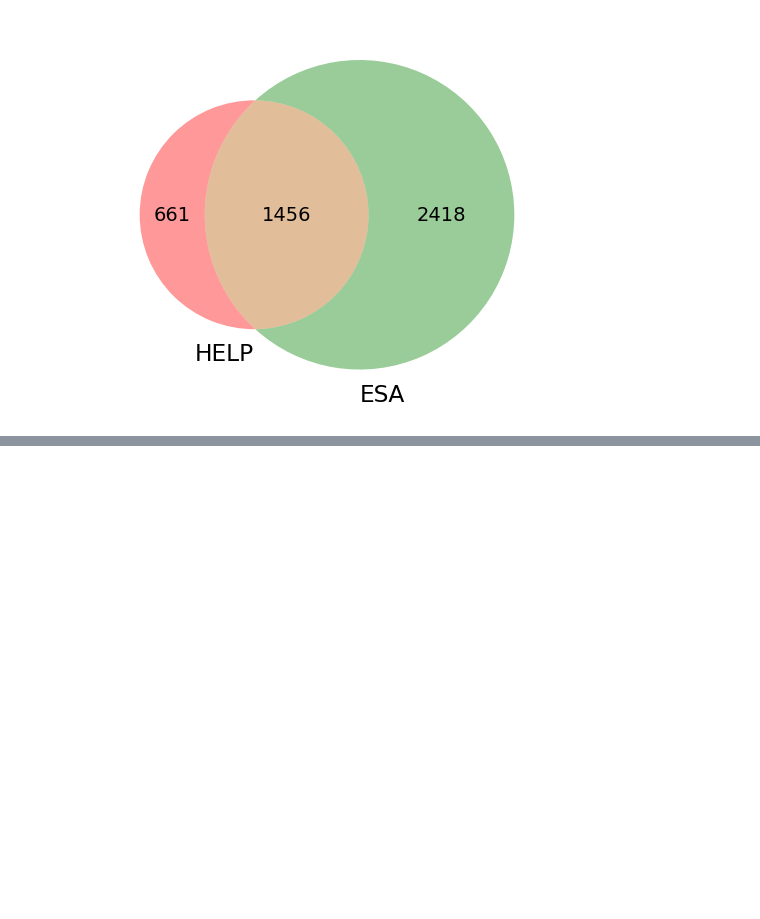
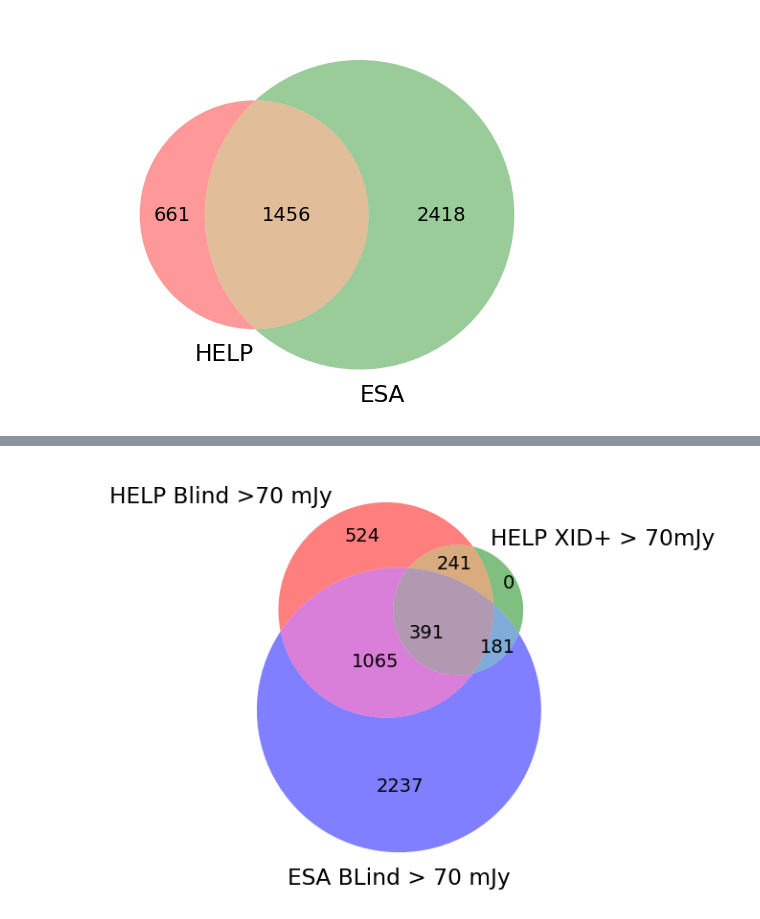
Before and after one commit to H-E-L-P/dmu_products, a Jupyter notebook: dmu22/dmu22_red_source/2_Investigate_red_objects.ipynb, the cells around one changed output, grey strips where cells are left out. Drawn from its saved outputs; the diff is of its cells as text; code cells hidden in the pictures; blank space fills up the shorter version.

```diff
--- a/dmu22/dmu22_red_source/2_Investigate_red_objects.ipynb
+++ b/dmu22/dmu22_red_source/2_Investigate_red_objects.ipynb
@@ -303,0 +386,24 @@ venn2(subsets = (
+# %%
+plt.figure(1, figsize=(4, 4), dpi=140)
+in_help_blind = master_catalogue['blind_F_SPIRE_500'] > 0
+in_help_xid = master_catalogue['help_f_spire_500'] > 0
+in_esa_blind = master_catalogue['esa_fluxsus'] > 0
+
+help_blind_only = np.sum(in_help_blind & ~in_help_xid & ~in_esa_blind)
+help_xid_only = np.sum(~in_help_blind & in_help_xid & ~in_esa_blind)
+xid_hblind = np.sum(in_help_blind & in_help_xid & ~in_esa_blind)
+esa_blind_only = np.sum(~in_help_blind & ~in_help_xid & in_esa_blind)
+help_blind_esa_blind = np.sum(in_help_blind & ~in_help_xid & in_esa_blind)
+xid_esa_blind = np.sum(~in_help_blind & in_help_xid & in_esa_blind)
+everything = np.sum(in_help_blind & in_help_xid & in_esa_blind)
+venn3(subsets = (
+    help_blind_only, #help blind only
+    help_xid_only, #help xid
+    xid_hblind,
+    esa_blind_only,
+    help_blind_esa_blind,
+    xid_esa_blind,
+    everything
+), set_labels = ('HELP Blind >70 mJy', 'HELP XID+ > 70mJy', 'ESA BLind > 70 mJy'), alpha = 0.5);
+# %% [output]
+[figure, added]
```
Also changed, not shown: parts of 17 cells of this notebook.
